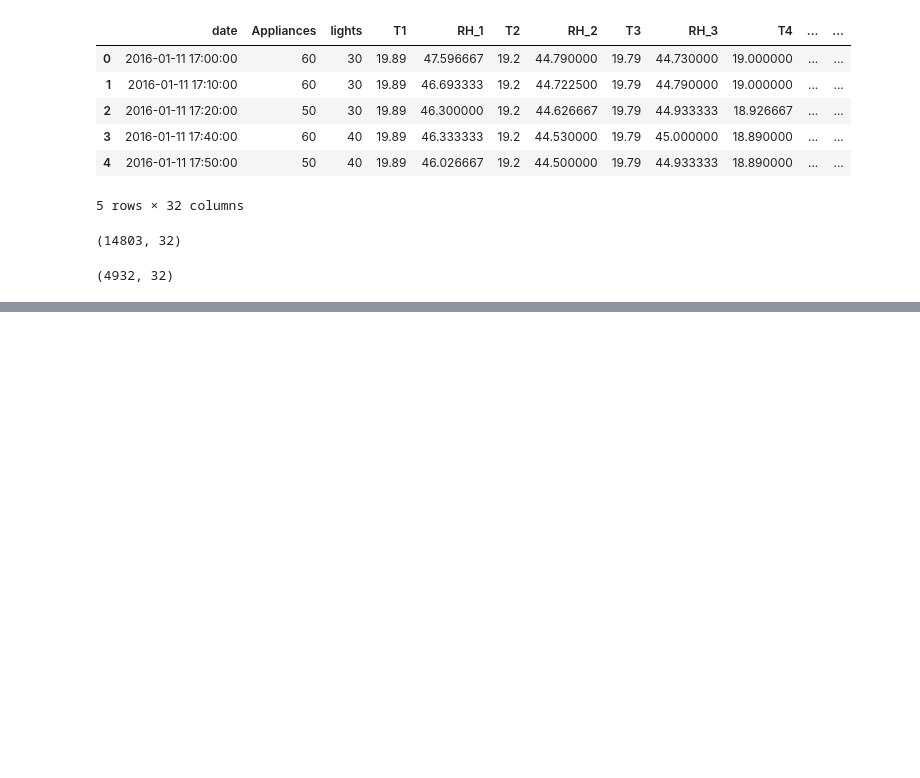
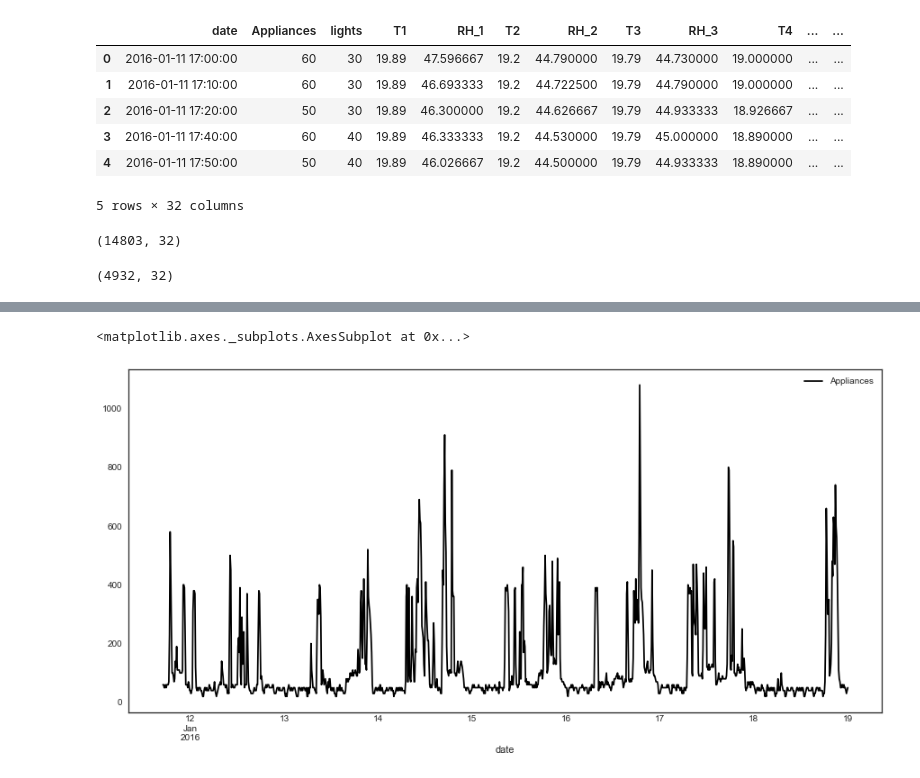
Before and after one commit to arianaroz/comp257-portfolio-2019, a Jupyter notebook: Portfolio 2.ipynb, the cells around one changed output, grey strips where cells are left out. Drawn from its saved outputs; the diff is of its cells as text; code cells hidden in the pictures; blank space fills up the shorter version.

```diff
--- a/Portfolio 2.ipynb
+++ b/Portfolio 2.ipynb
@@ -42,0 +59,3 @@ test.shape
+# %%
+df = energy[['date','Appliances']]
+df.head()
@@ -42,0 +69,4 @@ test.shape
+# %%
+df['date'] = pd.to_datetime(df['date'])
+df.index = df['date']
+df = df.drop('date', 1)
@@ -42,0 +89,3 @@ test.shape
+# %%
+df = df[(df.index > '2016-01-10') & (df.index <= '2016-01-19')]
+df.tail()
@@ -42,0 +100,5 @@ test.shape
+# %%
+df.plot.line(x=df.index, y='Appliances', color = 'black', figsize=(15,7))
+# %% [output]
+<matplotlib.axes._subplots.AxesSubplot at 0x...>
+[figure, added]
```
Also changed, not shown: parts of 15 cells of this notebook.
